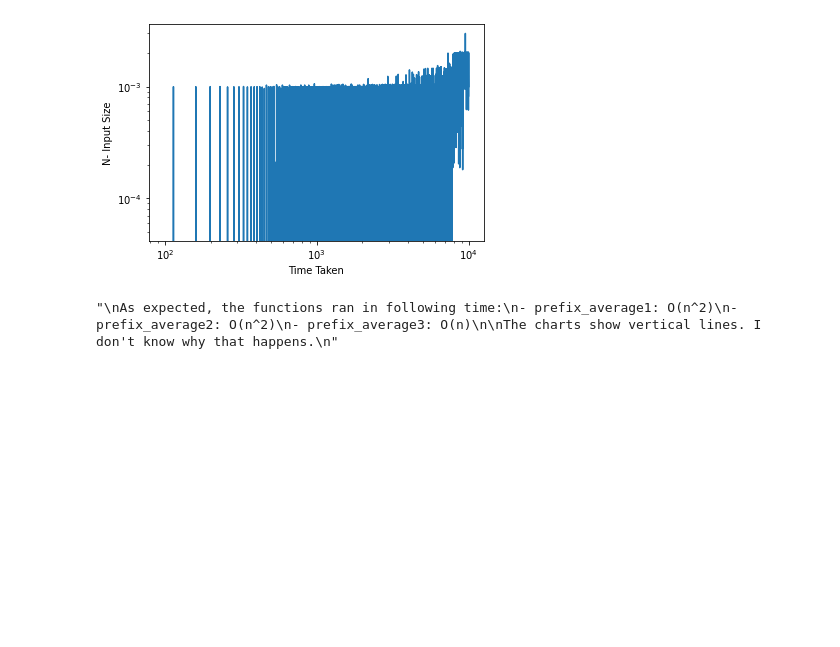
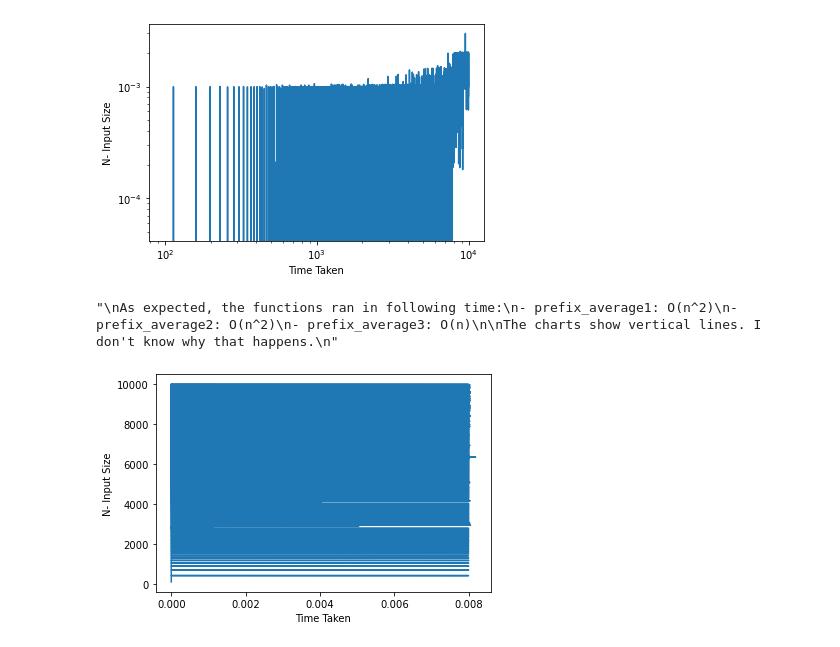
Before and after one commit to Khubaib14/Data-Structures-and-Algorithms-in-Python, a Jupyter notebook: Chapter 3 Algorithm Analysis.ipynb, the cells around one changed output. Saved outputs shown, nothing was run; the diff lists cells and outputs as text; code cells hidden in the pictures; blank space fills up the shorter version.

```diff
--- a/Chapter 3 Algorithm Analysis.ipynb
+++ b/Chapter 3 Algorithm Analysis.ipynb
@@ -847,3 +847,89 @@ The charts show vertical lines. I don't know why that happens.
 [figure]
 [figure]
 "\nAs expected, the functions ran in following time:\n- prefix_average1: O(n^2)\n- prefix_average2: O(n^2)\n- prefix_average3: O(n)\n\nThe charts show vertical lines. I don't know why that happens.\n"
+# %%
+# P-3.56
+
+"""
+Perform an experimental analysis that compares the relative running times
+of the functions shown in Code Fragment 3.10.
+"""
+
+
+from matplotlib import pyplot as plt
+
+
+def timer_decorator(func):
+    import time
+    def wrapper(*args, **kwargs):
+        t1 = time.time()
+        result = func(*args, **kwargs)
+        t_delta = time.time() - t1
+        # print(f"The function {func.__name__} took", t_delta, "seconds.")
+        return t_delta
+    return wrapper
+
+@timer_decorator
+def example1(S):
+    n = len(S)
+    total = 0
+    for j in range(n):
+        total+= S[j]
+    return total
+
+@timer_decorator
+def example2(S):
+    n = len(S)
+    total = 0
+    for j in range(0, n, 2):
+        total += S[j]
+    return total
+
+@timer_decorator
+def example3(S):
+    n = len(S)
+    total = 0
+    for j in range(n):
+        for k in range(1+j):
+            total += S[k]
+    return total
+
+@timer_decorator
+def example4(S):
+    n = len(S)
+    prefix = 0
+    total = 0
+    for j in range(n):
+        prefix += S[j]
+        total += prefix
+    return total
+
+def get_the_time(start, end, func):
+    from random import shuffle
+    x_s = [[i for i in range(1,j)] for j in range(start, end)]
+    # shuffle(x_s)
+    n, t = [], []
+    for i in x_s:
+        n.append(len(i))
+        result = func(i)
+        t.append(result)
+    def plotter(t, n):
+        plt.plot(t, n)
+        # plt.yscale('log')
+        # plt.xscale('log')
+        plt.ylabel('N- Input Size')
+        plt.xlabel('Time Taken')
+        return plt.show()
+    plotter(t, n)
+    return n, t
+
+get_the_time(100, 1000, example1)
+get_the_time(100, 1000, example2)
+get_the_time(100, 1000, example3)
+get_the_time(100, 1000, example4)
+
+"""
+The charts again show continuous lines. I don't know why that happens.
+"""
+# %% [output]
+[figure, added]
```
Also changed, not shown: parts of 2 cells of this notebook.
